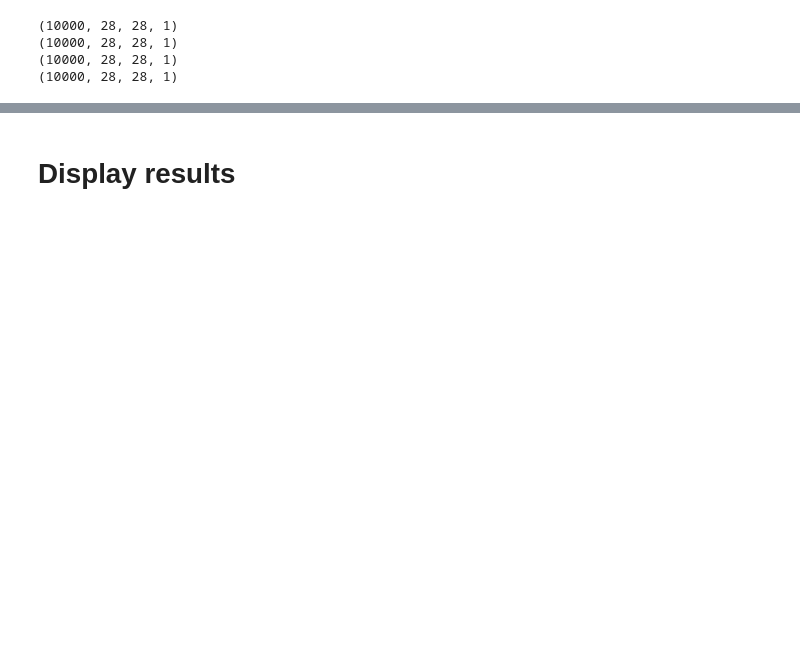
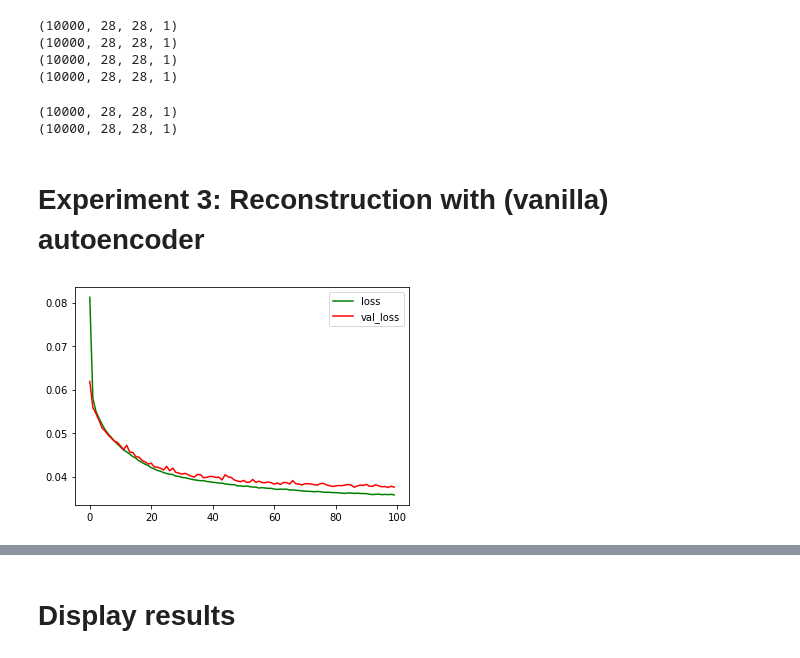
Before and after one commit to rsyamil/dimensionality-reduction-autoencoders, a Jupyter notebook: simple_autoencoder_dual.ipynb, the cells around one changed output, grey strips where cells are left out. Saved outputs shown, nothing was run; the diff lists cells and outputs as text; code cells hidden in the pictures; blank space fills up the shorter version.

```diff
--- a/simple_autoencoder_dual.ipynb
+++ b/simple_autoencoder_dual.ipynb
@@ -179,3 +179,23 @@ print(reg_test.shape)
 (10000, 28, 28, 1)
 (10000, 28, 28, 1)
 (10000, 28, 28, 1)
+# %%
+#feed the autoencoder with half data
+
+recons_train_half = dual_AE.AE_m2m.predict(x_train_reg)
+recons_test_half = dual_AE.AE_m2m.predict(x_test_reg)
+
+print(recons_train_half.shape)
+print(recons_test_half.shape)
+# %% [output]
+(10000, 28, 28, 1)
+(10000, 28, 28, 1)
+# %% [markdown]
+# Experiment 3: Reconstruction with (vanilla) autoencoder
+# %%
+#autoencoder model for recons only
+
+AE_recons = autoencoderdual.Autoencoder(x_train.shape[1], x_train.shape[2], z_dim)
+AE_recons.train_autoencoder2D(x_train, x_train, load = False)
+# %% [output]
+[figure, added]
```
Also changed, not shown: parts of 14 cells of this notebook, 1 other file.
